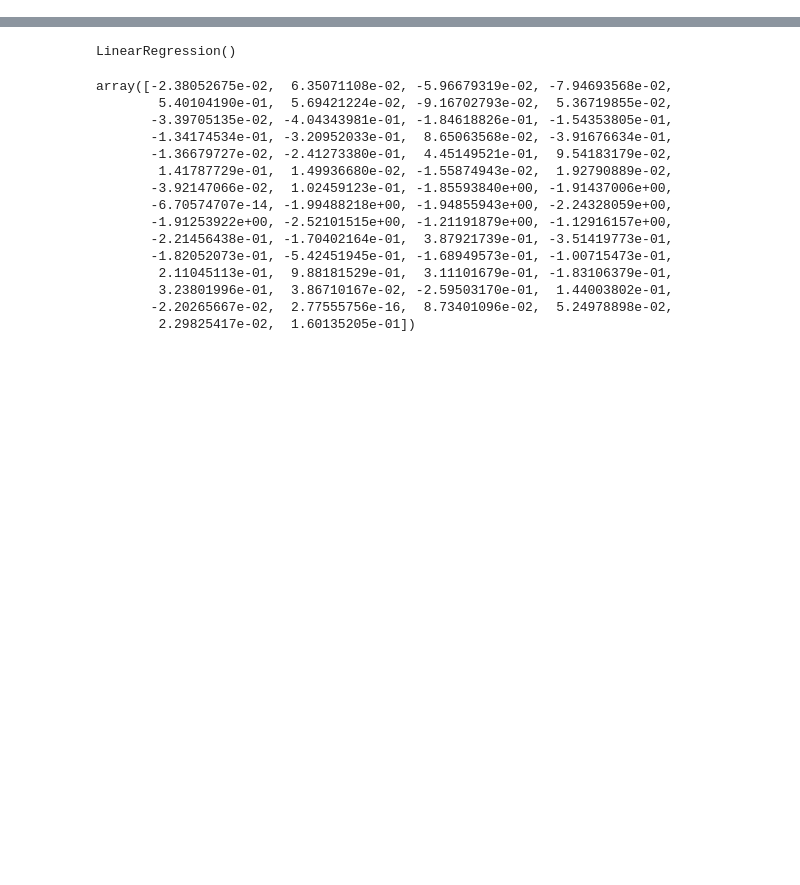
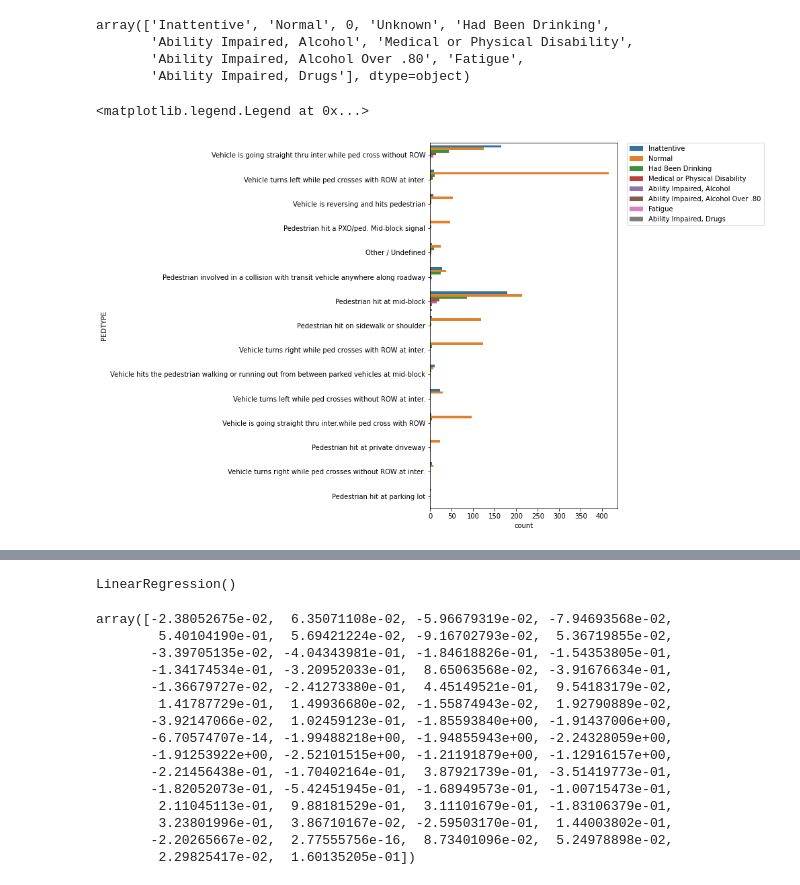
Before and after one commit to Vincent-Kwan/Safe-Roads-Competition, a Jupyter notebook: Pedestrian_Stupidity_Redux.ipynb, the cells around one changed output, grey strips where cells are left out. Drawn from its saved outputs; the diff is of its cells as text; code cells hidden in the pictures; blank space fills up the shorter version.

```diff
--- a/Pedestrian_Stupidity_Redux.ipynb
+++ b/Pedestrian_Stupidity_Redux.ipynb
@@ -54 +51,19 @@ pedestrians.head()
+# %%
+pedestrians['PEDCOND'].unique()
+# %% [output]
+array(['Inattentive', 'Normal', 0, 'Unknown', 'Had Been Drinking',
+       'Ability Impaired, Alcohol', 'Medical or Physical Disability',
+       'Ability Impaired, Alcohol Over .80', 'Fatigue',
+       'Ability Impaired, Drugs'], dtype=object)
+# %%
+plt.figure(figsize = (5,10))
+sns.countplot(data = pedestrians[(pedestrians['PEDCOND'] != 'Unknown') &
+                                 (pedestrians['PEDCOND'] != 0) &
+                                 (pedestrians['PEDTYPE'] != '<Null>') &
+                                 (pedestrians['PEDTYPE'] != 0) &
+                                 (pedestrians['PEDTYPE'] != 'Unknown')], y = 'PEDTYPE', hue = 'PEDCOND')
+plt.legend(bbox_to_anchor=(1.05, 1), loc=2, borderaxespad=0.)
+# %% [output]
+<matplotlib.legend.Legend at 0x...>
+[figure, added]
 # %%
```
Also changed, not shown: parts of 21 cells of this notebook, 3 other files.
